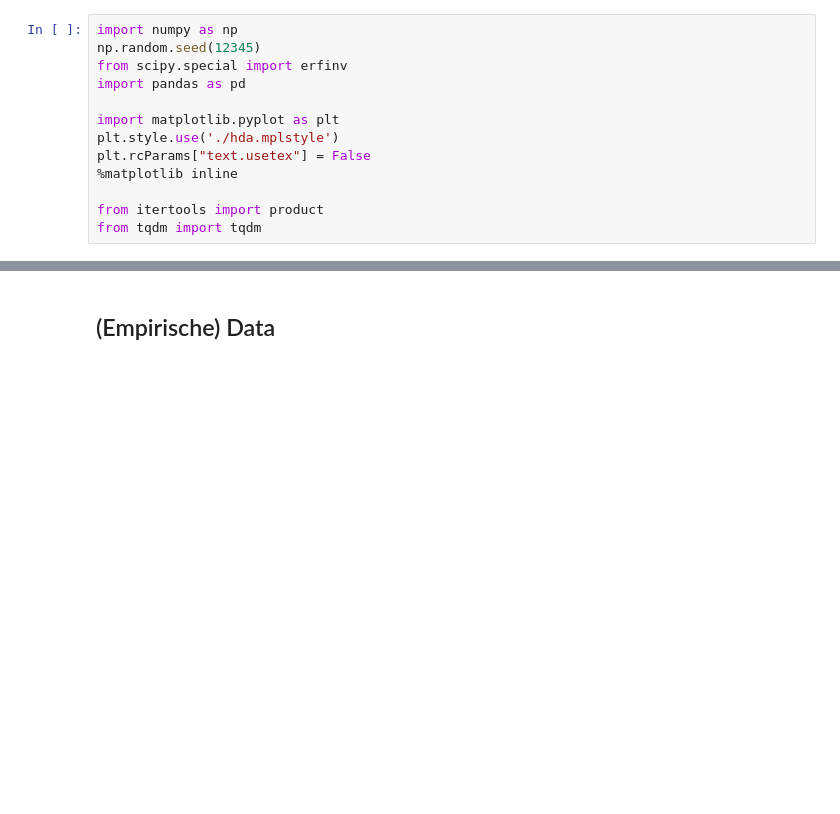
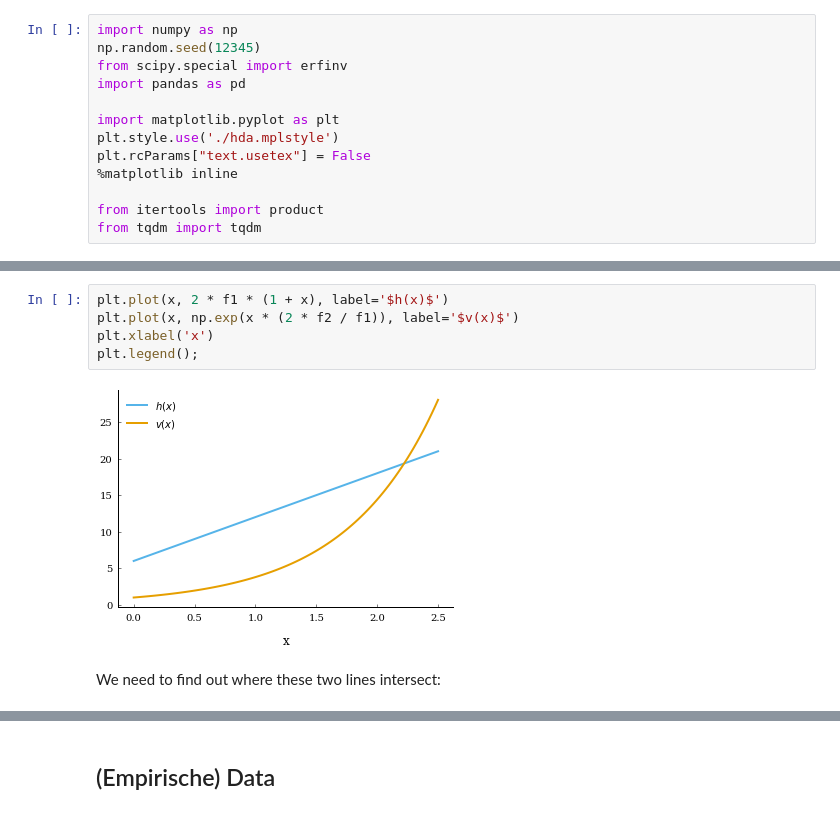
Before and after one commit to mikekestemont/chivalric_diversity, a Jupyter notebook: minimum_sampling.ipynb, the cells around one changed output, grey strips where cells are left out. Cells and saved outputs as stored; diff of their text form; blank space fills up the shorter version.

```diff
--- a/minimum_sampling.ipynb
+++ b/minimum_sampling.ipynb
@@ -13,0 +35,9 @@ from tqdm import tqdm
+# %%
+plt.plot(x, 2 * f1 * (1 + x), label='$h(x)$')
+plt.plot(x, np.exp(x * (2 * f2 / f1)), label='$v(x)$')
+plt.xlabel('x')
+plt.legend();
+# %% [output]
+[figure, added]
+# %% [markdown]
+We need to find out where these two lines intersect:
```
Also changed, not shown: parts of 92 cells of this notebook.
